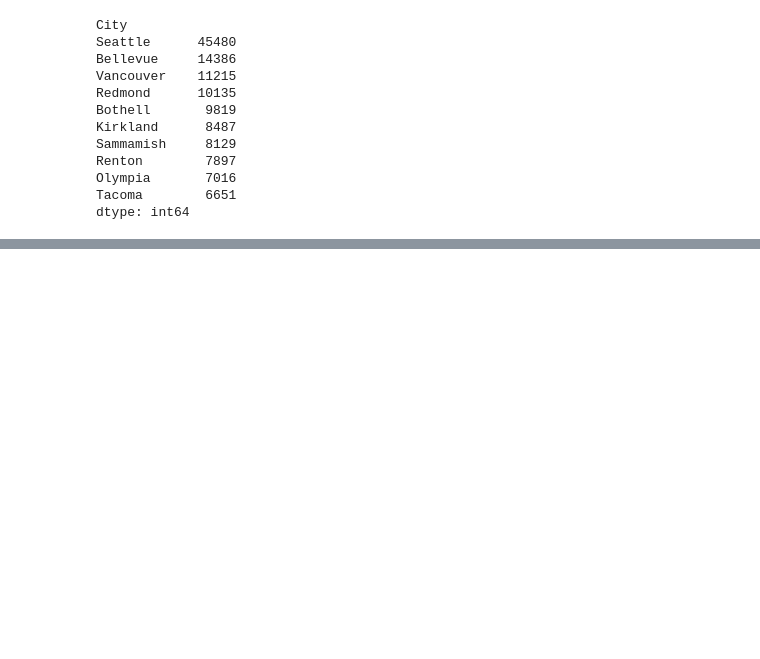
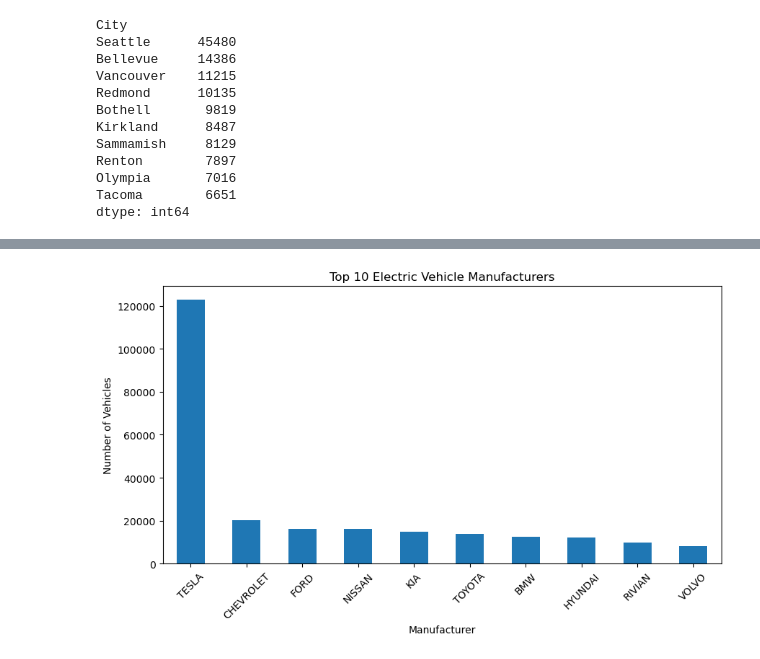
Before and after one commit to varshaamith8-coder/MAIN-PROJECT, a Jupyter notebook: MAIN PROJECT.ipynb, the cells around one changed output, grey strips where cells are left out. Cells and saved outputs as stored; diff of their text form; code cells hidden in the pictures; blank space fills up the shorter version.

```diff
--- a/MAIN PROJECT.ipynb
+++ b/MAIN PROJECT.ipynb
@@ -505,0 +706,5 @@ df
+# %%
+# Top EV manufacturers
+
+make_counts = df['Make'].value_counts()
+make_counts.head(10)
@@ -505,0 +724,10 @@ df
+# %%
+plt.figure(figsize=(10,5))
+make_counts.head(10).plot(kind='bar')
+plt.title('Top 10 Electric Vehicle Manufacturers')
+plt.xlabel('Manufacturer')
+plt.ylabel('Number of Vehicles')
+plt.xticks(rotation=45)
+plt.show()
+# %% [output]
+[figure, added]
```
Also changed, not shown: parts of 60 cells of this notebook.
